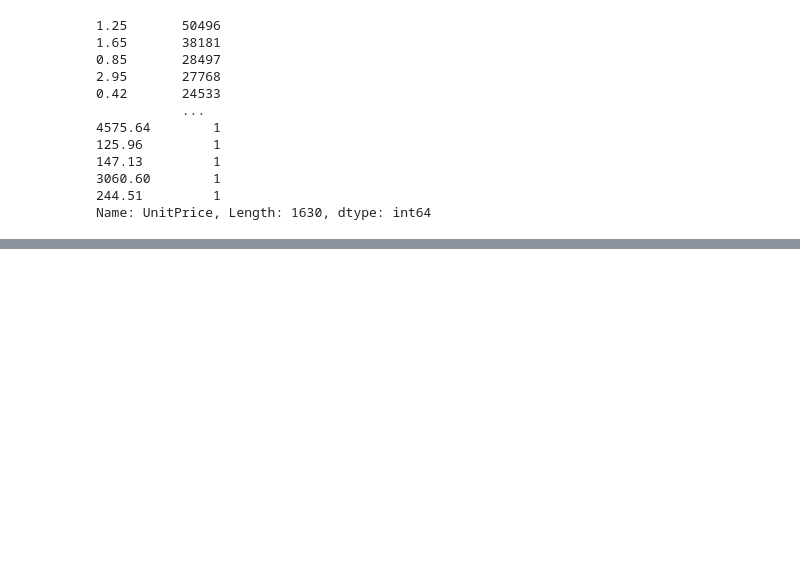
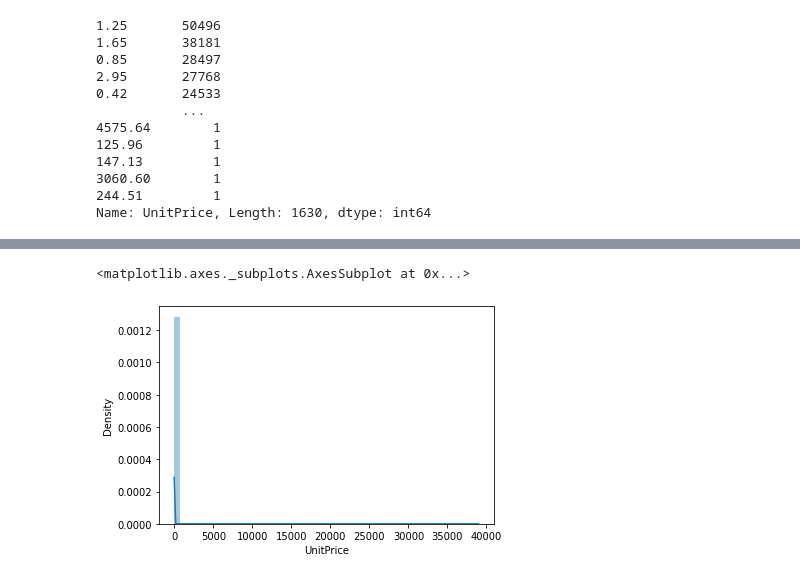
Before and after one commit to VaideswarReddy/Online-Retail-Customer-Segmentation, a Jupyter notebook: Vaideswar_Reddy_Online_Retail_Customer_Segmentation_Team_4_Capstone_Project_4_.ipynb, the cells around one changed output, grey strips where cells are left out. Cells and saved outputs as stored; diff of their text form; code cells hidden in the pictures; blank space fills up the shorter version.

```diff
--- a/Vaideswar_Reddy_Online_Retail_Customer_Segmentation_Team_4_Capstone_Project_4_.ipynb
+++ b/Vaideswar_Reddy_Online_Retail_Customer_Segmentation_Team_4_Capstone_Project_4_.ipynb
@@ -111,0 +239,5 @@ Name: UnitPrice, Length: 1630, dtype: int64
+# %%
+sns.distplot(df.UnitPrice)
+# %% [output]
+<matplotlib.axes._subplots.AxesSubplot at 0x...>
+[figure, added]
```
Also changed, not shown: parts of 22 cells of this notebook.
